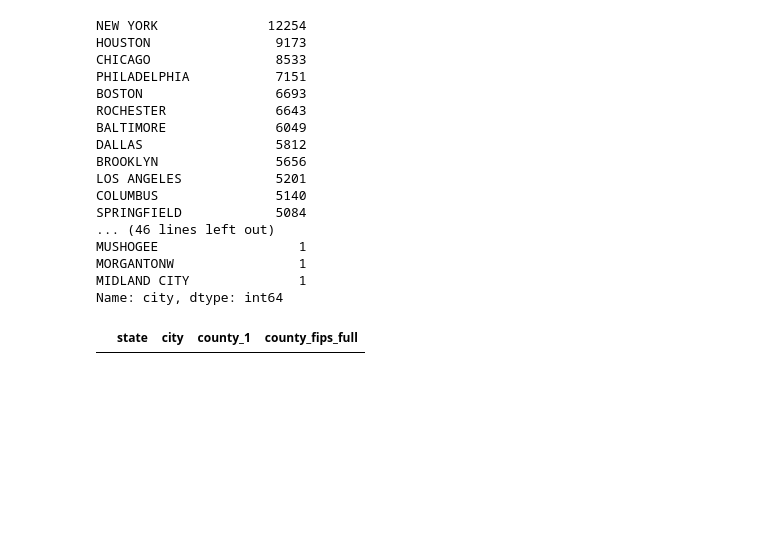
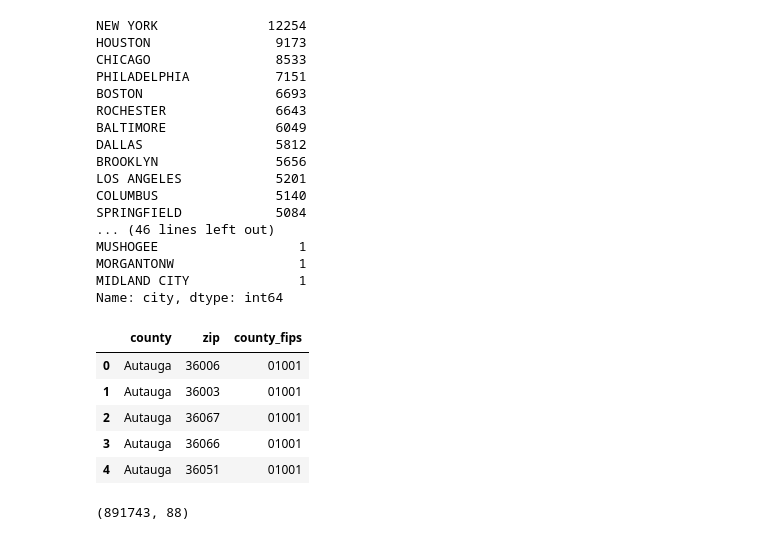
Before and after one commit to aurel1212/medicare-project, a Jupyter notebook: script/util_payments_agg_clean.ipynb, the cells around one changed output. Cells and saved outputs as stored; diff of their text form; code cells hidden in the pictures; blank space fills up the shorter version.

Commit message:
aggregated util payments with county

```diff
--- a/script/util_payments_agg_clean.ipynb
+++ b/script/util_payments_agg_clean.ipynb
@@ -1073,7 +1046,21 @@ MUSHOGEE                  1
 MORGANTONW                1
 MIDLAND CITY              1
 Name: city, dtype: int64
-# %%
-df_county[df_county['city']=='FT. Gordon']
-# %% [output]
-|  | state | city | county_1 | county_fips_full |
+# %%
+query = '''
+        SELECT county
+            , zip
+            , county_fips
+        FROM county_health_rankings;
+        '''
+# %%
+df_county = pd.read_sql_query(query, conn)
+# %%
+df_county.head()
+# %% [output]
+|  | county | zip | county_fips |
+| 0 | Autauga | 36006 | 01001 |
+| 1 | Autauga | 36003 | 01001 |
+| 2 | Autauga | 36067 | 01001 |
+| 3 | Autauga | 36066 | 01001 |
+| 4 | Autauga | 36051 | 01001 |
@@ -1079,0 +1069,4 @@ df_county[df_county['city']=='FT. Gordon']
+# %%
+df_util_merge.shape
+# %% [output]
+(891743, 88)
```
Also changed, not shown: parts of 15 cells of this notebook.
